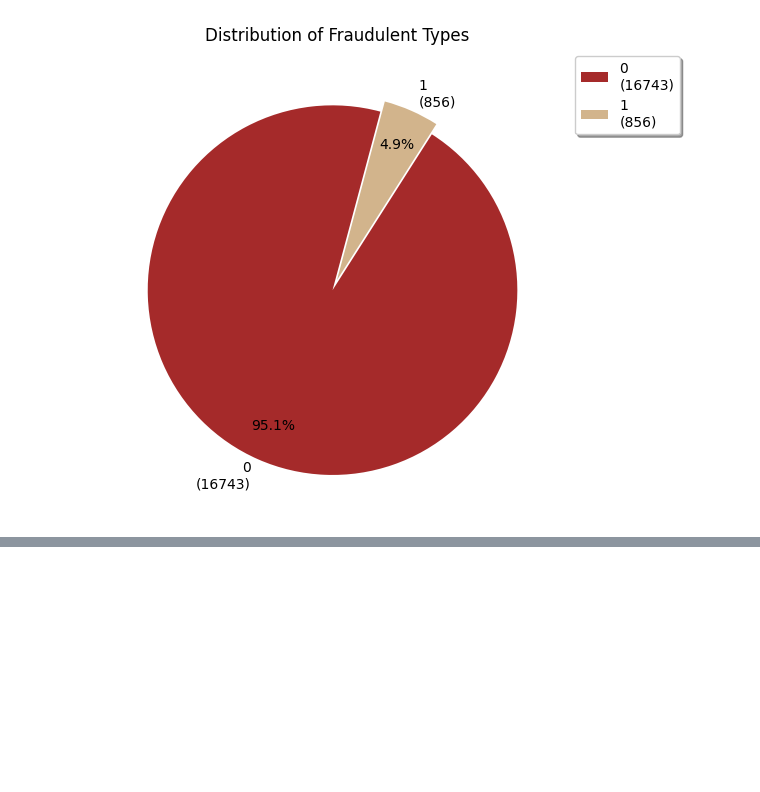
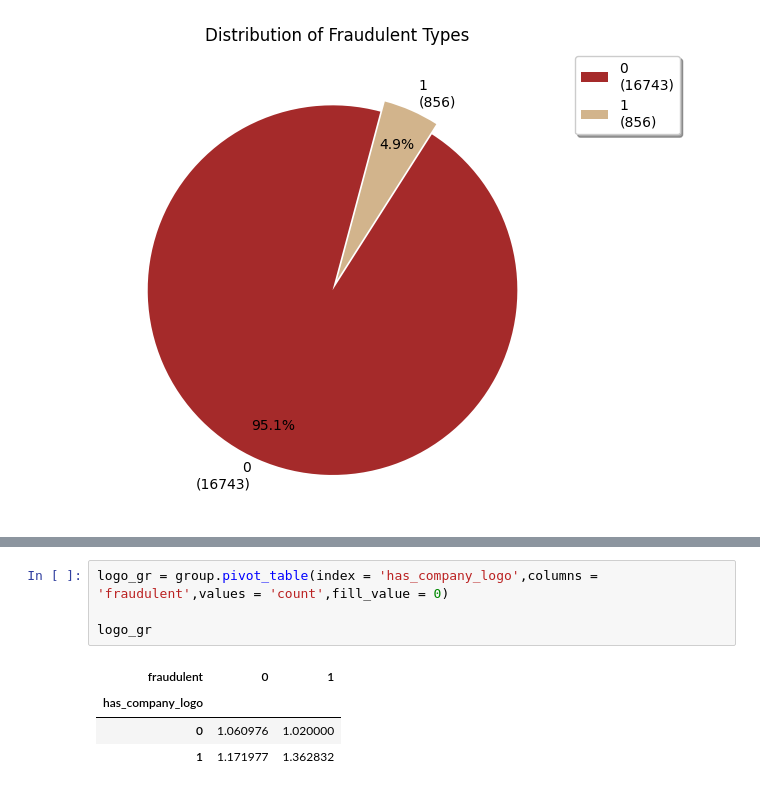
Before and after one commit to Udhay2898/Real-Fake-Job-Posting-Prediction, a Jupyter notebook: Real_Fake_Job_Posting_Prediction.ipynb, the cells around one changed output, grey strips where cells are left out. Saved outputs shown, nothing was run; the diff lists cells and outputs as text; blank space fills up the shorter version.

```diff
--- a/Real_Fake_Job_Posting_Prediction.ipynb
+++ b/Real_Fake_Job_Posting_Prediction.ipynb
@@ -257,0 +278,9 @@ plt.show()
+# %%
+logo_gr = group.pivot_table(index = 'has_company_logo',columns = 'fraudulent',values = 'count',fill_value = 0)
+
+logo_gr
+# %% [output]
+| fraudulent | 0 | 1 |
+| has_company_logo |  |  |
+| 0 | 1.060976 | 1.020000 |
+| 1 | 1.171977 | 1.362832 |
```
Also changed, not shown: parts of 9 cells of this notebook.
